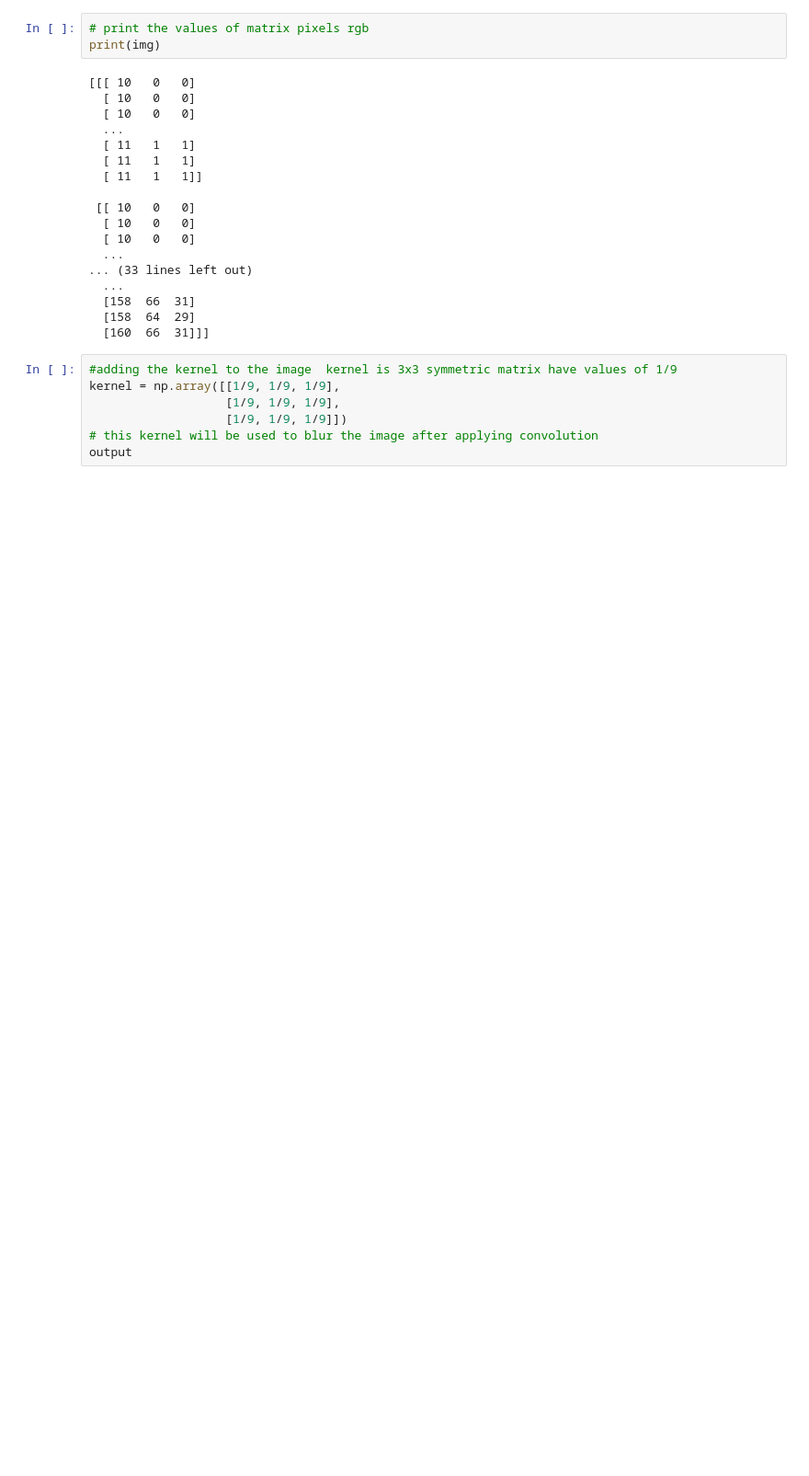
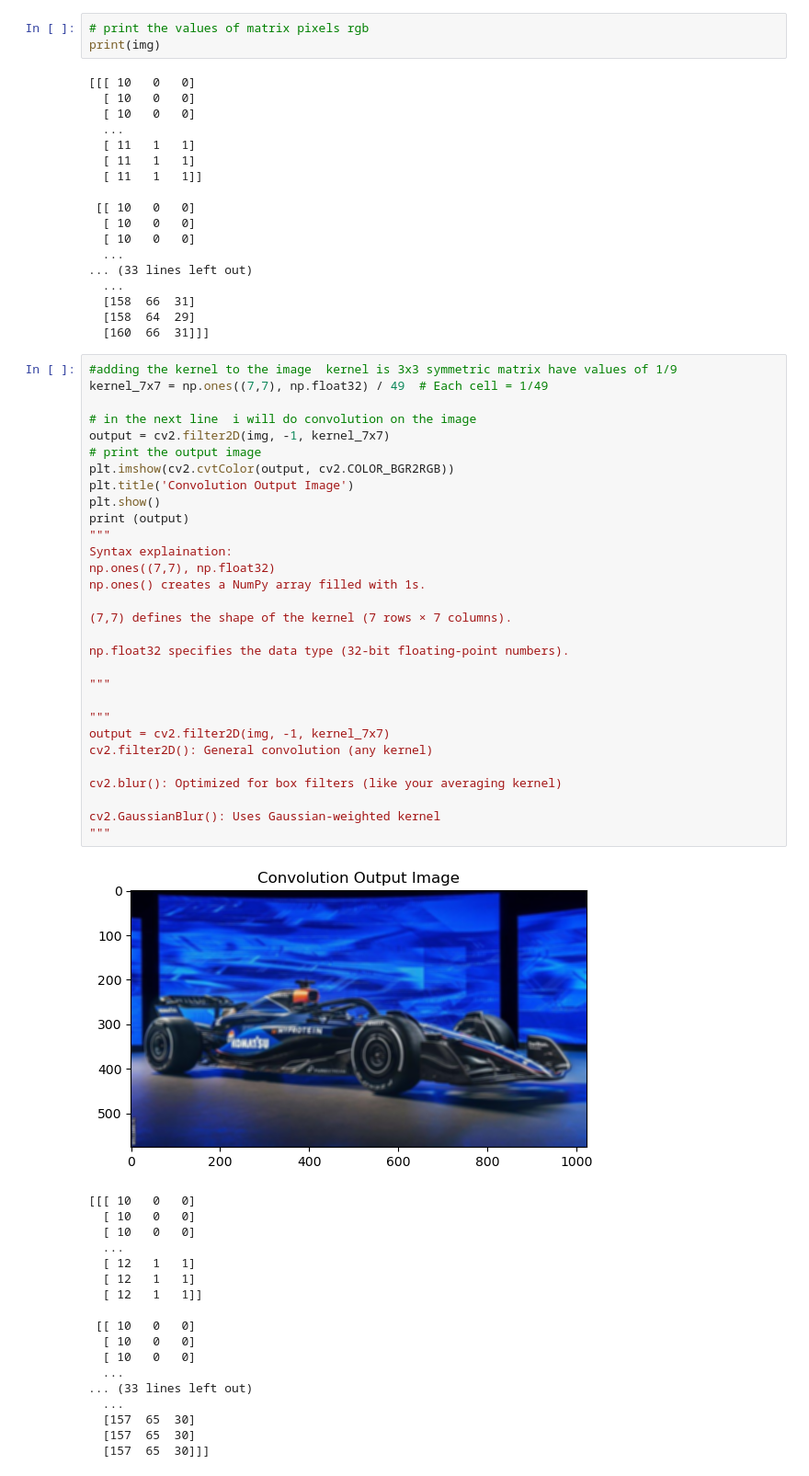
Before and after one commit to khaled1113/Image-Effects-Model, a Jupyter notebook: main_blur.ipynb, the cells around one changed output. Shown: that part at 92% size. Saved outputs shown, nothing was run; the diff lists cells and outputs as text; blank space fills up the shorter version.

```diff
--- a/main_blur.ipynb
+++ b/main_blur.ipynb
@@ -64,8 +64,50 @@ print(img)
   [160  66  31]]]
 # %%
 #adding the kernel to the image  kernel is 3x3 symmetric matrix have values of 1/9
-kernel = np.array([[1/9, 1/9, 1/9],
-                   [1/9, 1/9, 1/9],
-                   [1/9, 1/9, 1/9]])
-# this kernel will be used to blur the image after applying convolution
-output
+kernel_7x7 = np.ones((7,7), np.float32) / 49  # Each cell = 1/49
+
+# in the next line  i will do convolution on the image
+output = cv2.filter2D(img, -1, kernel_7x7)
+# print the output image
+plt.imshow(cv2.cvtColor(output, cv2.COLOR_BGR2RGB))
+plt.title('Convolution Output Image')
+plt.show()
+print (output)
+"""
+Syntax explaination:
+np.ones((7,7), np.float32)
+np.ones() creates a NumPy array filled with 1s.
+
+(7,7) defines the shape of the kernel (7 rows × 7 columns).
+
+np.float32 specifies the data type (32-bit floating-point numbers).
+
+"""
+
+"""
+output = cv2.filter2D(img, -1, kernel_7x7)
+cv2.filter2D(): General convolution (any kernel)
+
+cv2.blur(): Optimized for box filters (like your averaging kernel)
+
+cv2.GaussianBlur(): Uses Gaussian-weighted kernel
+"""
+# %% [output]
+[figure, added]
+[[[ 10   0   0]
+  [ 10   0   0]
+  [ 10   0   0]
+  ...
+  [ 12   1   1]
+  [ 12   1   1]
+  [ 12   1   1]]
+
+ [[ 10   0   0]
+  [ 10   0   0]
+  [ 10   0   0]
+  ...
+... (33 lines left out)
+  ...
+  [157  65  30]
+  [157  65  30]
+  [157  65  30]]]
```
Also changed, not shown: parts of 1 cell of this notebook, 1 other file.
